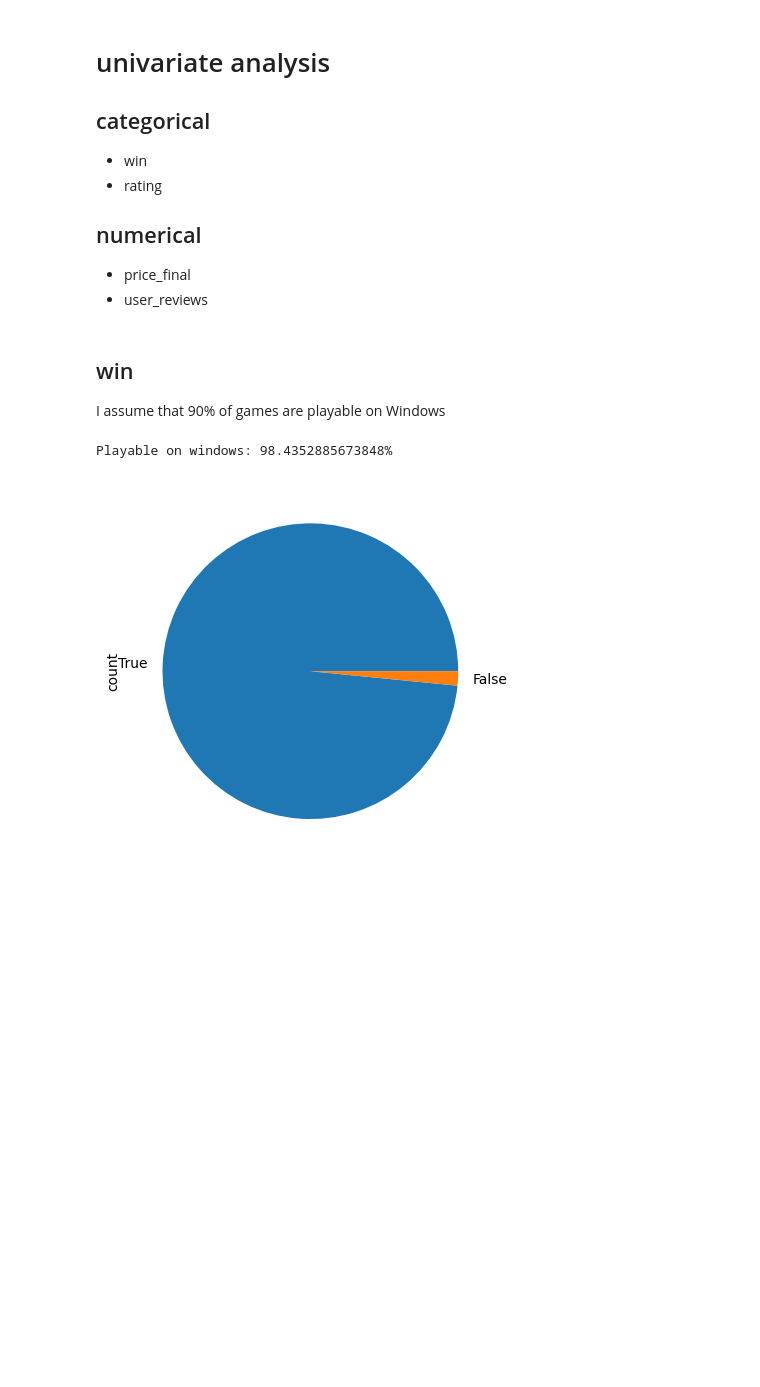
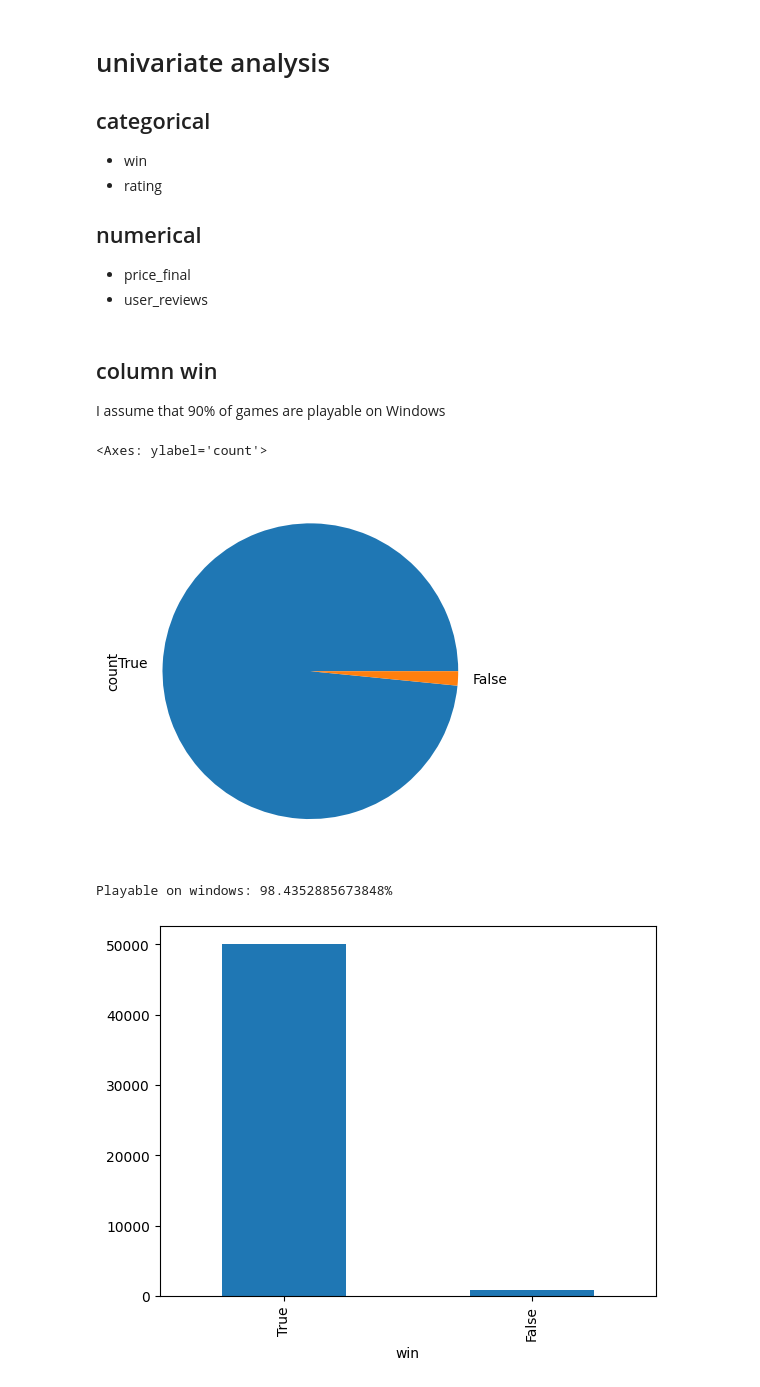
Before and after one commit to oldmartijntje/avans1.4-portfolio, a Jupyter notebook: assignment 6.ipynb, the cells around one changed output. Saved outputs shown, nothing was run; the diff lists cells and outputs as text; code cells hidden in the pictures; blank space fills up the shorter version.

```diff
--- a/assignment 6.ipynb
+++ b/assignment 6.ipynb
@@ -33,14 +33,19 @@ my_data
 - price_final
 - user_reviews
 # %% [markdown]
-## win
+## column win
 
 I assume that 90% of games are playable on Windows
 # %%
 my_data["win"].value_counts(dropna=True).plot(kind="pie")
-allItems = my_data["win"].value_counts(dropna=True)[True] + my_data["win"].value_counts(dropna=True)[False]
-
-print(f"Playable on windows: {(my_data["win"].value_counts(dropna=True)[True] / allItems * 100)}%")
 # %% [output]
-Playable on windows: 98.4352885673848%
+<Axes: ylabel='count'>
 [figure]
+# %%
+my_data["win"].value_counts(dropna=True).plot(kind="bar")
+allItems = my_data["win"].value_counts(dropna=True)[True] + my_data["win"].value_counts(dropna=True)[False]
+
+print(f"Playable on windows: {(my_data["win"].value_counts(dropna=True)[True] / allItems * 100)}%")
+# %% [output]
+Playable on windows: 98.4352885673848%
+[figure, added]
```
Also changed, not shown: parts of 12 cells of this notebook.
